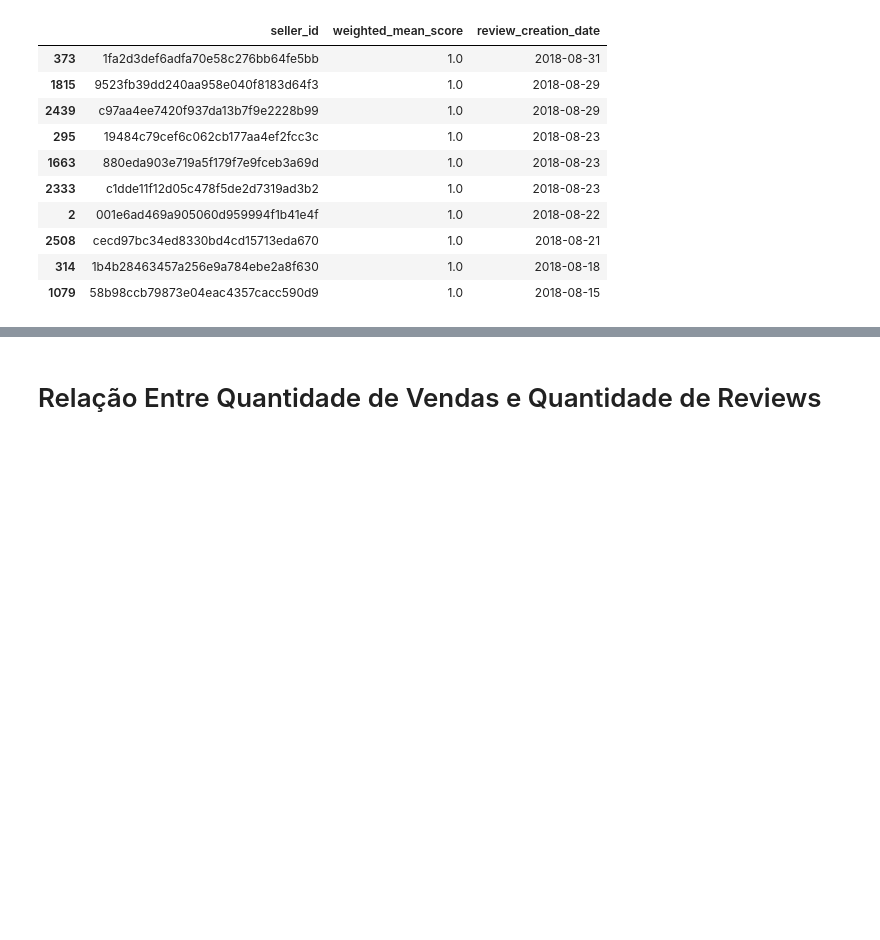
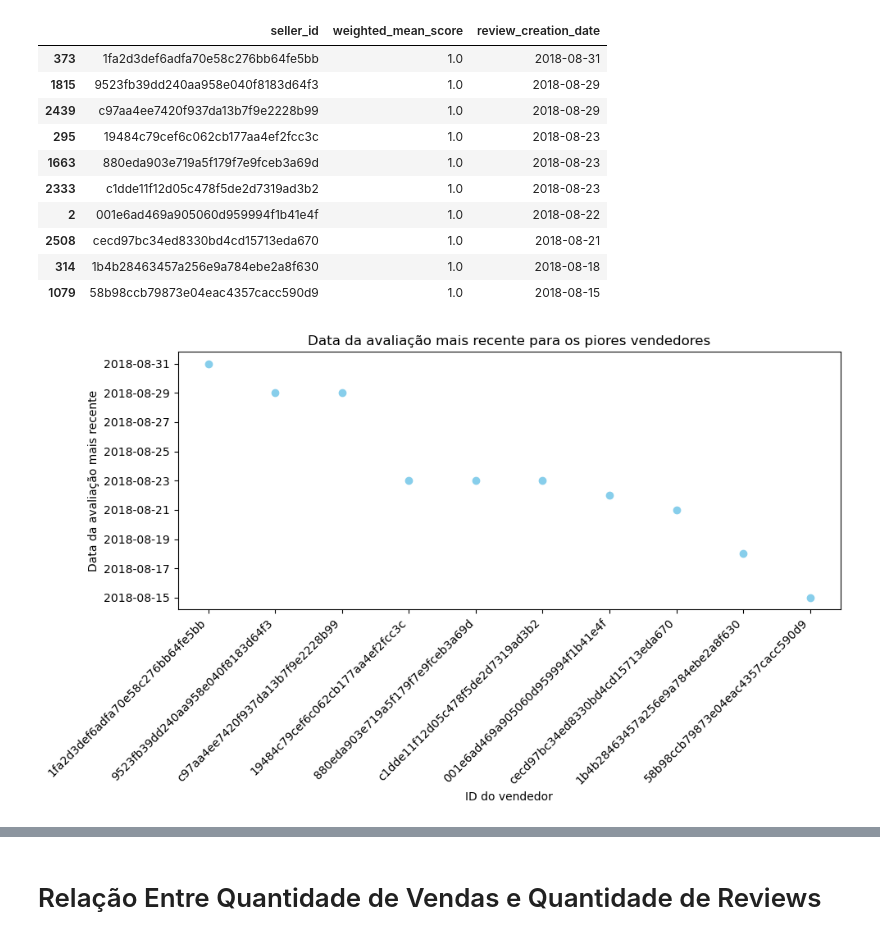
Before and after one commit to BaRobles/Compass_Data_Science, a Jupyter notebook: Sprint 1/1.Sprint.Compass.ipynb, the cells around one changed output, grey strips where cells are left out. Cells and saved outputs as stored; diff of their text form; code cells hidden in the pictures; blank space fills up the shorter version.

```diff
--- a/Sprint 1/1.Sprint.Compass.ipynb
+++ b/Sprint 1/1.Sprint.Compass.ipynb
@@ -1172,3 +1199,14 @@ bottom_10_sellers_weighted
 | 2508 | cecd97bc34ed8330bd4cd15713eda670 | 1.0 | 2018-08-21 |
 | 314 | 1b4b28463457a256e9a784ebe2a8f630 | 1.0 | 2018-08-18 |
 | 1079 | 58b98ccb79873e04eac4357cacc590d9 | 1.0 | 2018-08-15 |
+# %%
+plt.figure(figsize=(10, 6))
+plt.scatter(bottom_10_sellers_weighted['seller_id'], bottom_10_sellers_weighted['review_creation_date'], color='skyblue')
+plt.xlabel('ID do vendedor')
+plt.ylabel('Data da avaliação mais recente')
+plt.title('Data da avaliação mais recente para os piores vendedores')
+plt.xticks(rotation=45, ha='right')
+plt.tight_layout()
+plt.show()
+# %% [output]
+[figure, added]
```
Also changed, not shown: parts of 58 cells of this notebook.
